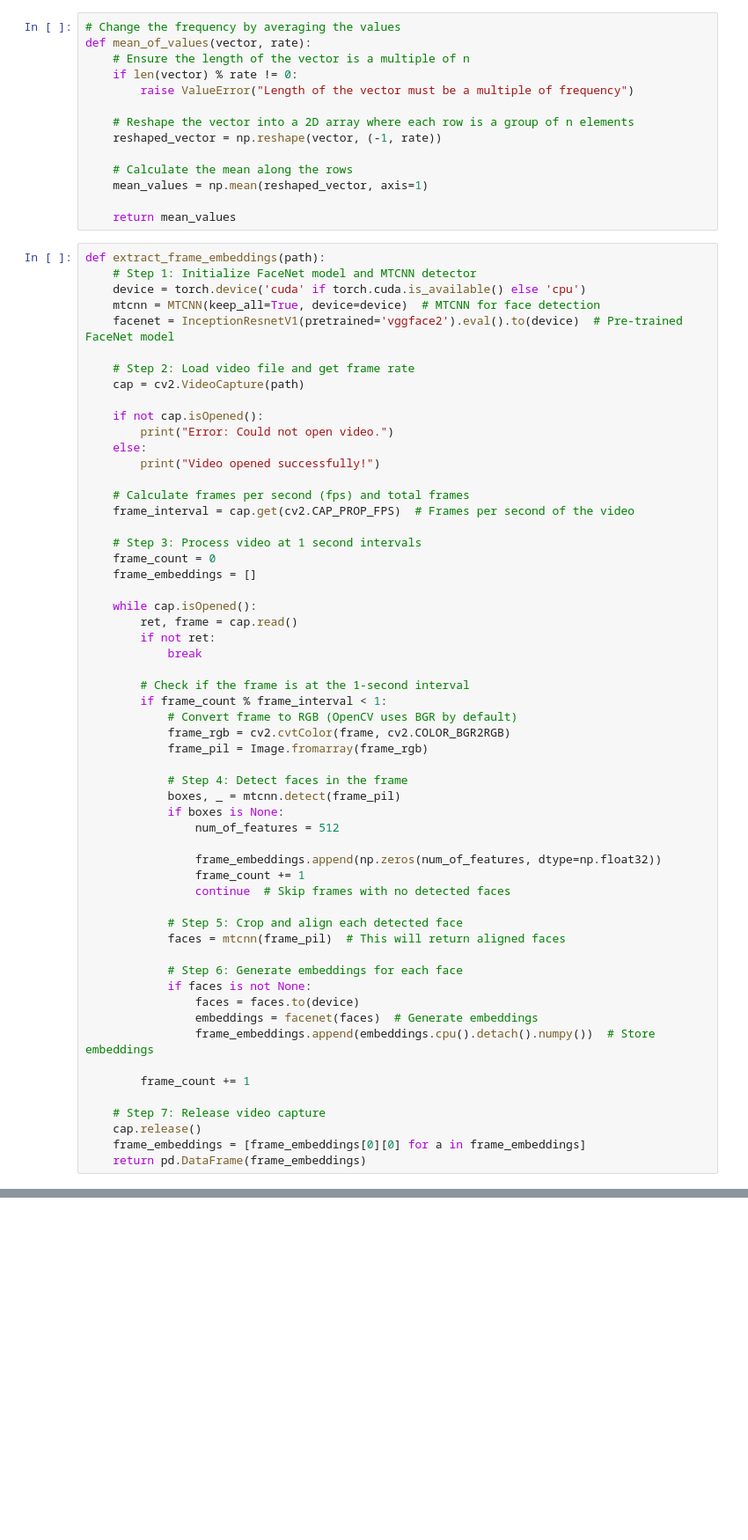
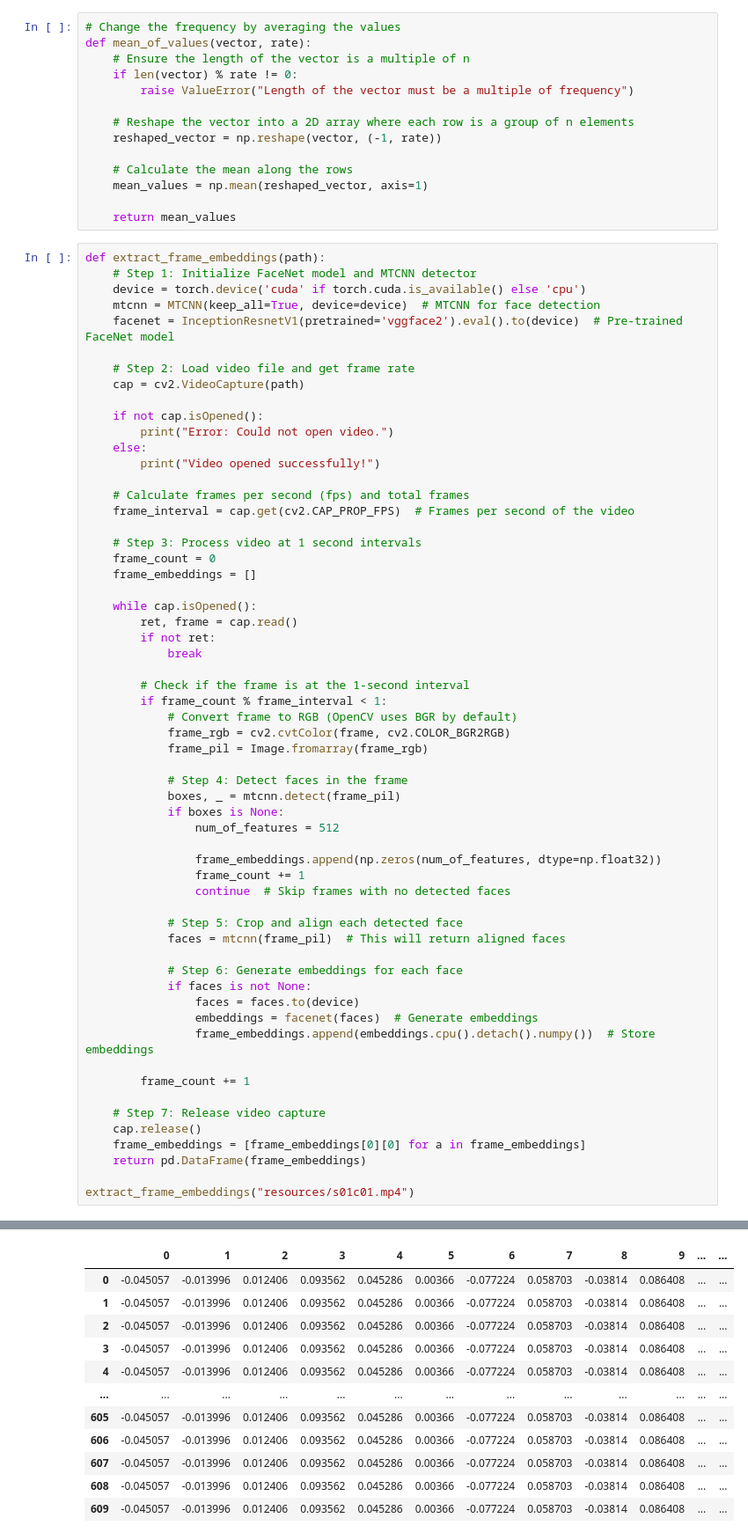
Before and after one commit to Azirral/de-face-recognition, a Jupyter notebook: VectorCutting.ipynb, the cells around one changed output, grey strips where cells are left out. Shown at 88% size. Drawn from its saved outputs; the diff is of its cells as text; blank space fills up the shorter version.

Commit message:
Work In Progress - handling embeddings

```diff
--- a/VectorCutting.ipynb
+++ b/VectorCutting.ipynb
@@ -274,3 +274,6 @@ def extract_frame_embeddings(path):
     cap.release()
     frame_embeddings = [frame_embeddings[0][0] for a in frame_embeddings]
     return pd.DataFrame(frame_embeddings)
+
+extract_frame_embeddings("resources/s01c01.mp4")
+# %% [output]
@@ -276,0 +281,12 @@ def extract_frame_embeddings(path):
+|  | 0 | 1 | 2 | 3 | 4 | 5 | 6 | 7 | 8 | 9 | ... | ... |
+| 0 | -0.045057 | -0.013996 | 0.012406 | 0.093562 | 0.045286 | 0.00366 | -0.077224 | 0.058703 | -0.03814 | 0.086408 | ... | ... |
+| 1 | -0.045057 | -0.013996 | 0.012406 | 0.093562 | 0.045286 | 0.00366 | -0.077224 | 0.058703 | -0.03814 | 0.086408 | ... | ... |
+| 2 | -0.045057 | -0.013996 | 0.012406 | 0.093562 | 0.045286 | 0.00366 | -0.077224 | 0.058703 | -0.03814 | 0.086408 | ... | ... |
+| 3 | -0.045057 | -0.013996 | 0.012406 | 0.093562 | 0.045286 | 0.00366 | -0.077224 | 0.058703 | -0.03814 | 0.086408 | ... | ... |
+| 4 | -0.045057 | -0.013996 | 0.012406 | 0.093562 | 0.045286 | 0.00366 | -0.077224 | 0.058703 | -0.03814 | 0.086408 | ... | ... |
+| ... | ... | ... | ... | ... | ... | ... | ... | ... | ... | ... | ... | ... |
+| 605 | -0.045057 | -0.013996 | 0.012406 | 0.093562 | 0.045286 | 0.00366 | -0.077224 | 0.058703 | -0.03814 | 0.086408 | ... | ... |
+| 606 | -0.045057 | -0.013996 | 0.012406 | 0.093562 | 0.045286 | 0.00366 | -0.077224 | 0.058703 | -0.03814 | 0.086408 | ... | ... |
+| 607 | -0.045057 | -0.013996 | 0.012406 | 0.093562 | 0.045286 | 0.00366 | -0.077224 | 0.058703 | -0.03814 | 0.086408 | ... | ... |
+| 608 | -0.045057 | -0.013996 | 0.012406 | 0.093562 | 0.045286 | 0.00366 | -0.077224 | 0.058703 | -0.03814 | 0.086408 | ... | ... |
+| 609 | -0.045057 | -0.013996 | 0.012406 | 0.093562 | 0.045286 | 0.00366 | -0.077224 | 0.058703 | -0.03814 | 0.086408 | ... | ... |
```
Also changed, not shown: parts of 4 cells of this notebook.
